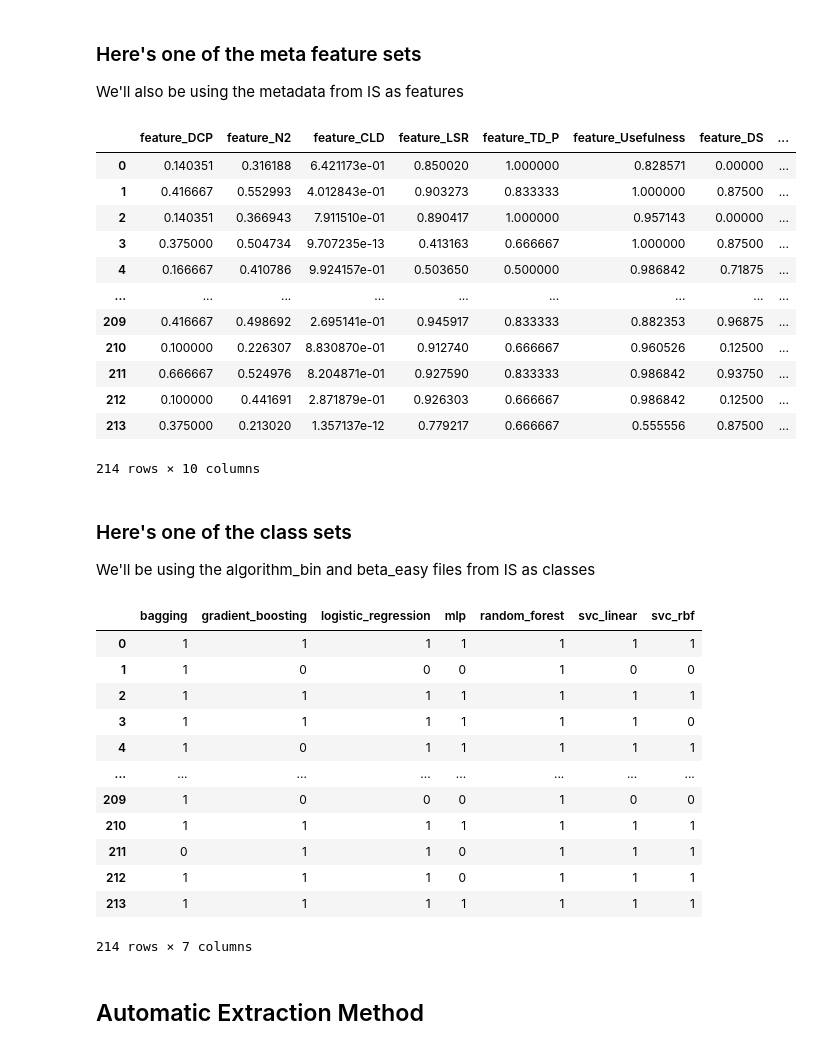
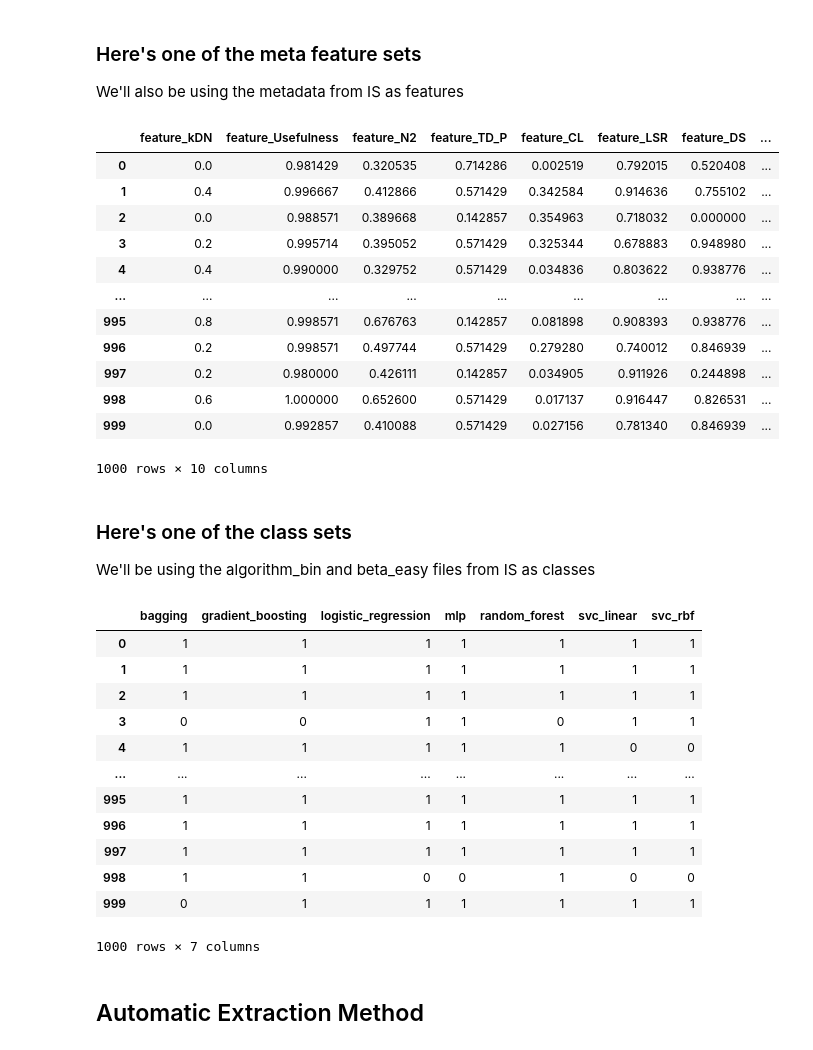
Before and after one commit to Camila44567/AutoML-ISA, a Jupyter notebook: AEM.ipynb, the cells around one changed output. Cells and saved outputs as stored; diff of their text form; code cells hidden in the pictures.

```diff
--- a/AEM.ipynb
+++ b/AEM.ipynb
@@ -6,10 +6,11 @@ import os
 
 # Directories with data for original features, metadata, algorithm bin and beta easy
 direc = ["/home/camila/Documents/Faculdade/Projeto-Mestrado/Dados/Reais/credit-g",
-         "/home/camila/Documents/Faculdade/Projeto-Mestrado/Dados/Reais/compas",
-         "/home/camila/Documents/Faculdade/Projeto-Mestrado/Dados/Reais/glass",
-         "/home/camila/Documents/Faculdade/Projeto-Mestrado/Dados/Reais/iris",
-         "/home/camila/Documents/Faculdade/Projeto-Mestrado/Dados/Reais/pima_diabetes"
+         "/home/camila/Documents/Faculdade/Projeto-Mestrado/Dados/Reais/compas"
+         #,
+         #"/home/camila/Documents/Faculdade/Projeto-Mestrado/Dados/Reais/glass",
+         #"/home/camila/Documents/Faculdade/Projeto-Mestrado/Dados/Reais/iris",
+         #"/home/camila/Documents/Faculdade/Projeto-Mestrado/Dados/Reais/pima_diabetes"
         ]
 
 # Let's create the datasets we'll be using
@@ -61,39 +57,39 @@ datasets_dict['original_features']['credit-g']
 ### Here's one of the meta feature sets
 We'll also be using the metadata from IS as features
 # %%
-datasets_dict['meta_features']['glass']
+datasets_dict['meta_features']['credit-g']
 # %% [output]
-|  | feature_DCP | feature_N2 | feature_CLD | feature_LSR | feature_TD_P | feature_Usefulness | feature_DS | ... |
-| 0 | 0.140351 | 0.316188 | 6.421173e-01 | 0.850020 | 1.000000 | 0.828571 | 0.00000 | ... |
-| 1 | 0.416667 | 0.552993 | 4.012843e-01 | 0.903273 | 0.833333 | 1.000000 | 0.87500 | ... |
-| 2 | 0.140351 | 0.366943 | 7.911510e-01 | 0.890417 | 1.000000 | 0.957143 | 0.00000 | ... |
-| 3 | 0.375000 | 0.504734 | 9.707235e-13 | 0.413163 | 0.666667 | 1.000000 | 0.87500 | ... |
-| 4 | 0.166667 | 0.410786 | 9.924157e-01 | 0.503650 | 0.500000 | 0.986842 | 0.71875 | ... |
+|  | feature_kDN | feature_Usefulness | feature_N2 | feature_TD_P | feature_CL | feature_LSR | feature_DS | ... |
+| 0 | 0.0 | 0.981429 | 0.320535 | 0.714286 | 0.002519 | 0.792015 | 0.520408 | ... |
+| 1 | 0.4 | 0.996667 | 0.412866 | 0.571429 | 0.342584 | 0.914636 | 0.755102 | ... |
+| 2 | 0.0 | 0.988571 | 0.389668 | 0.142857 | 0.354963 | 0.718032 | 0.000000 | ... |
+| 3 | 0.2 | 0.995714 | 0.395052 | 0.571429 | 0.325344 | 0.678883 | 0.948980 | ... |
+| 4 | 0.4 | 0.990000 | 0.329752 | 0.571429 | 0.034836 | 0.803622 | 0.938776 | ... |
 | ... | ... | ... | ... | ... | ... | ... | ... | ... |
-| 209 | 0.416667 | 0.498692 | 2.695141e-01 | 0.945917 | 0.833333 | 0.882353 | 0.96875 | ... |
-| 210 | 0.100000 | 0.226307 | 8.830870e-01 | 0.912740 | 0.666667 | 0.960526 | 0.12500 | ... |
-| 211 | 0.666667 | 0.524976 | 8.204871e-01 | 0.927590 | 0.833333 | 0.986842 | 0.93750 | ... |
-| 212 | 0.100000 | 0.441691 | 2.871879e-01 | 0.926303 | 0.666667 | 0.986842 | 0.12500 | ... |
-| 213 | 0.375000 | 0.213020 | 1.357137e-12 | 0.779217 | 0.666667 | 0.555556 | 0.87500 | ... |
+| 995 | 0.8 | 0.998571 | 0.676763 | 0.142857 | 0.081898 | 0.908393 | 0.938776 | ... |
+| 996 | 0.2 | 0.998571 | 0.497744 | 0.571429 | 0.279280 | 0.740012 | 0.846939 | ... |
+| 997 | 0.2 | 0.980000 | 0.426111 | 0.142857 | 0.034905 | 0.911926 | 0.244898 | ... |
+| 998 | 0.6 | 1.000000 | 0.652600 | 0.571429 | 0.017137 | 0.916447 | 0.826531 | ... |
+| 999 | 0.0 | 0.992857 | 0.410088 | 0.571429 | 0.027156 | 0.781340 | 0.846939 | ... |
-214 rows × 10 columns
+1000 rows × 10 columns
 # %% [markdown]
 ### Here's one of the class sets
 We'll be using the algorithm_bin and beta_easy files from IS as classes
 # %%
-datasets_dict['algorithm_bin']['glass']
+datasets_dict['algorithm_bin']['credit-g']
 # %% [output]
 |  | bagging | gradient_boosting | logistic_regression | mlp | random_forest | svc_linear | svc_rbf |
 | 0 | 1 | 1 | 1 | 1 | 1 | 1 | 1 |
-| 1 | 1 | 0 | 0 | 0 | 1 | 0 | 0 |
+| 1 | 1 | 1 | 1 | 1 | 1 | 1 | 1 |
 | 2 | 1 | 1 | 1 | 1 | 1 | 1 | 1 |
-| 3 | 1 | 1 | 1 | 1 | 1 | 1 | 0 |
-| 4 | 1 | 0 | 1 | 1 | 1 | 1 | 1 |
+| 3 | 0 | 0 | 1 | 1 | 0 | 1 | 1 |
+| 4 | 1 | 1 | 1 | 1 | 1 | 0 | 0 |
 | ... | ... | ... | ... | ... | ... | ... | ... |
-| 209 | 1 | 0 | 0 | 0 | 1 | 0 | 0 |
-| 210 | 1 | 1 | 1 | 1 | 1 | 1 | 1 |
-| 211 | 0 | 1 | 1 | 0 | 1 | 1 | 1 |
-| 212 | 1 | 1 | 1 | 0 | 1 | 1 | 1 |
-| 213 | 1 | 1 | 1 | 1 | 1 | 1 | 1 |
+| 995 | 1 | 1 | 1 | 1 | 1 | 1 | 1 |
+| 996 | 1 | 1 | 1 | 1 | 1 | 1 | 1 |
+| 997 | 1 | 1 | 1 | 1 | 1 | 1 | 1 |
+| 998 | 1 | 1 | 0 | 0 | 1 | 0 | 0 |
+| 999 | 0 | 1 | 1 | 1 | 1 | 1 | 1 |
-214 rows × 7 columns
+1000 rows × 7 columns
 # %% [markdown]
 ## Automatic Extraction Method
```
Also changed, not shown: parts of 7 cells of this notebook.
